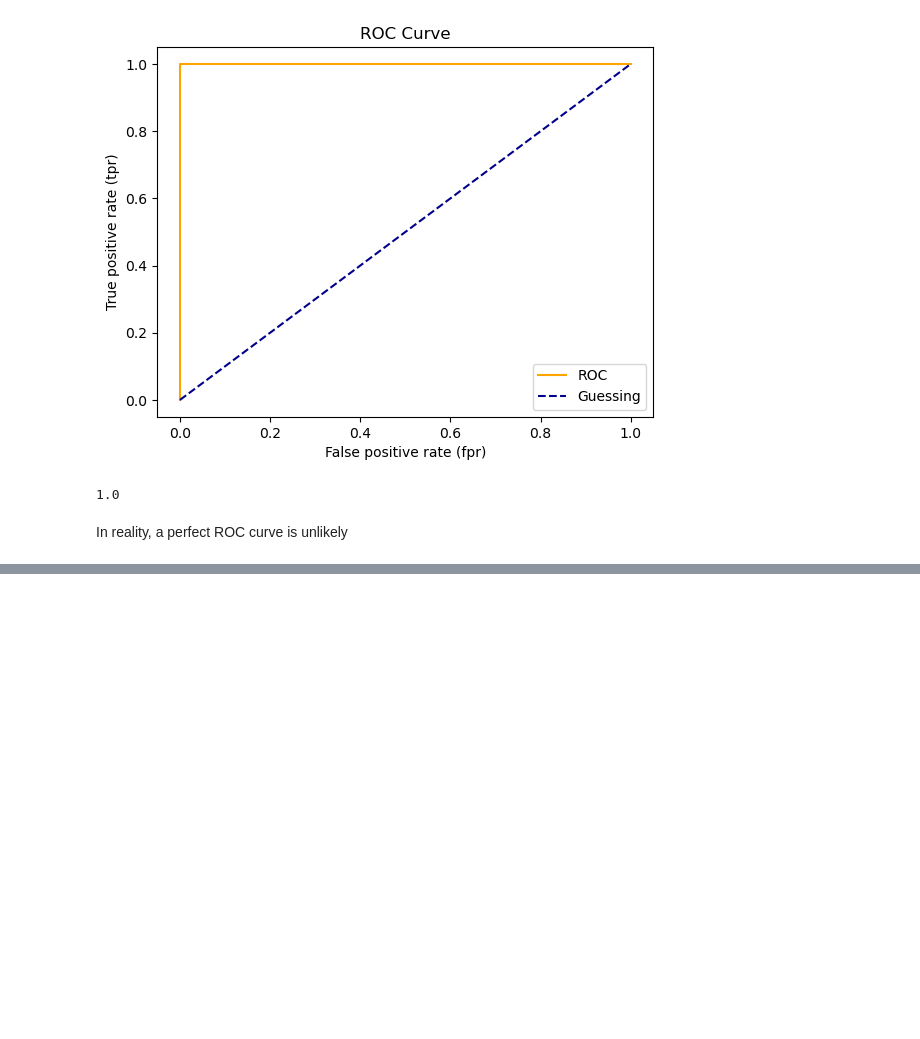
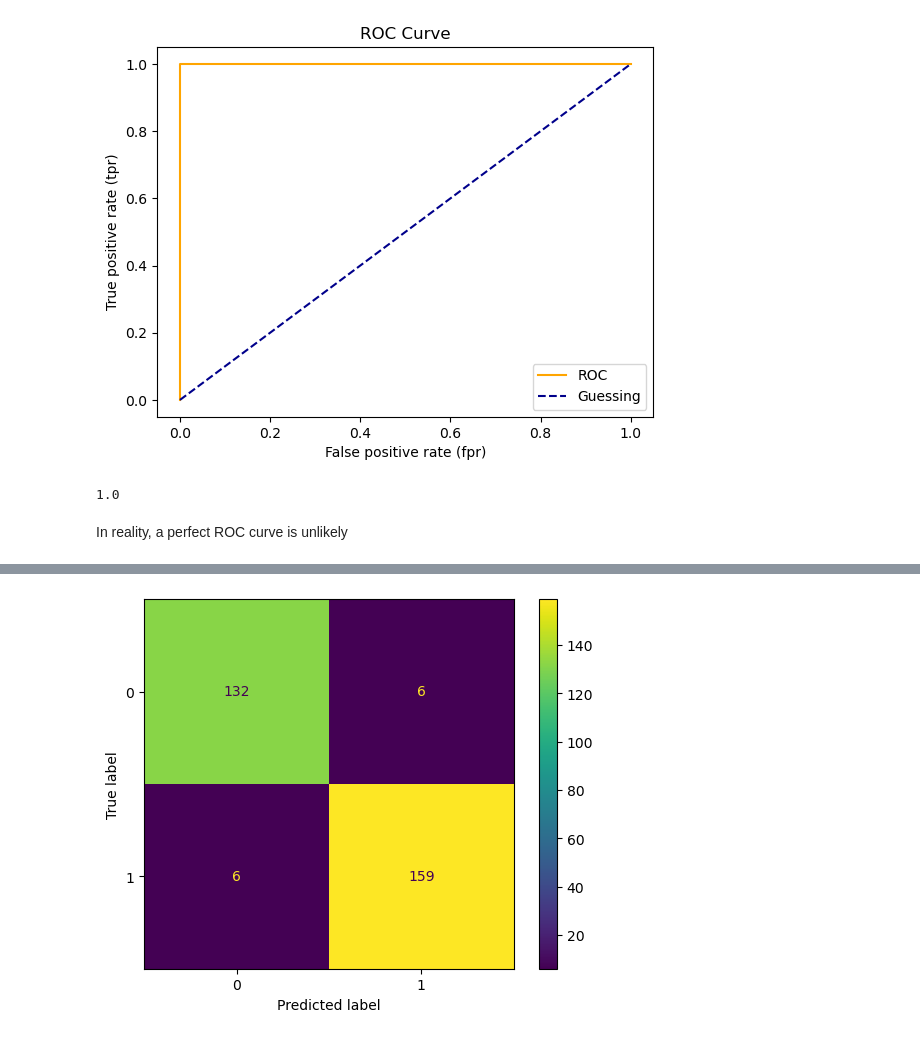
Before and after one commit to kunalprakash1309/Basic-machine-learning, a Jupyter notebook: 04-scikit/introduction-to-scikit-learn.ipynb, the cells around one changed output, grey strips where cells are left out. Saved outputs shown, nothing was run; the diff lists cells and outputs as text; code cells hidden in the pictures; blank space fills up the shorter version.

```diff
--- a/04-scikit/introduction-to-scikit-learn.ipynb
+++ b/04-scikit/introduction-to-scikit-learn.ipynb
@@ -978,0 +1009,6 @@ In reality, a perfect ROC curve is unlikely
+# %%
+from sklearn.metrics import ConfusionMatrixDisplay
+
+ConfusionMatrixDisplay.from_estimator(estimator=clf, X=X, y=y);
+# %% [output]
+[figure, added]
```
Also changed, not shown: parts of 32 cells of this notebook.
